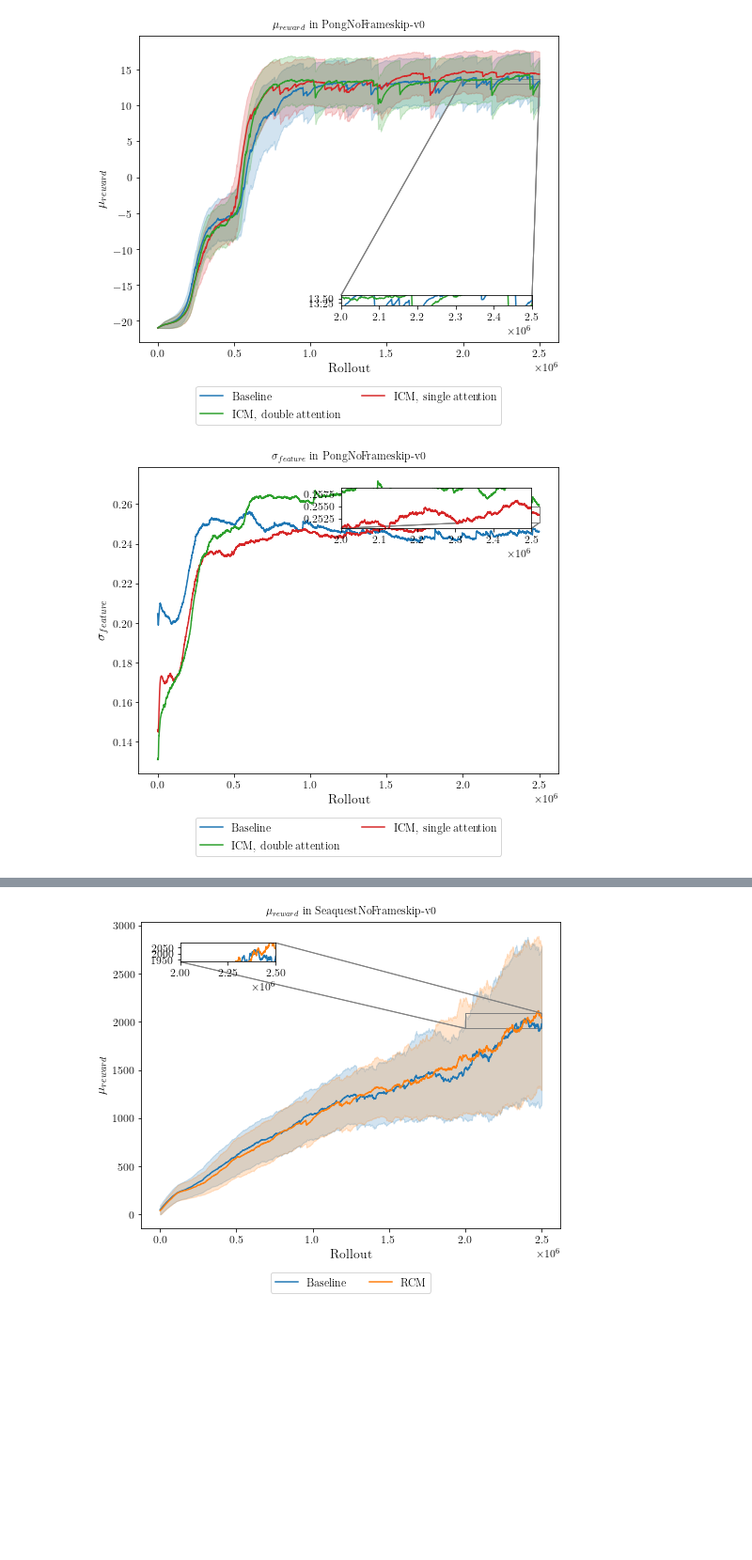
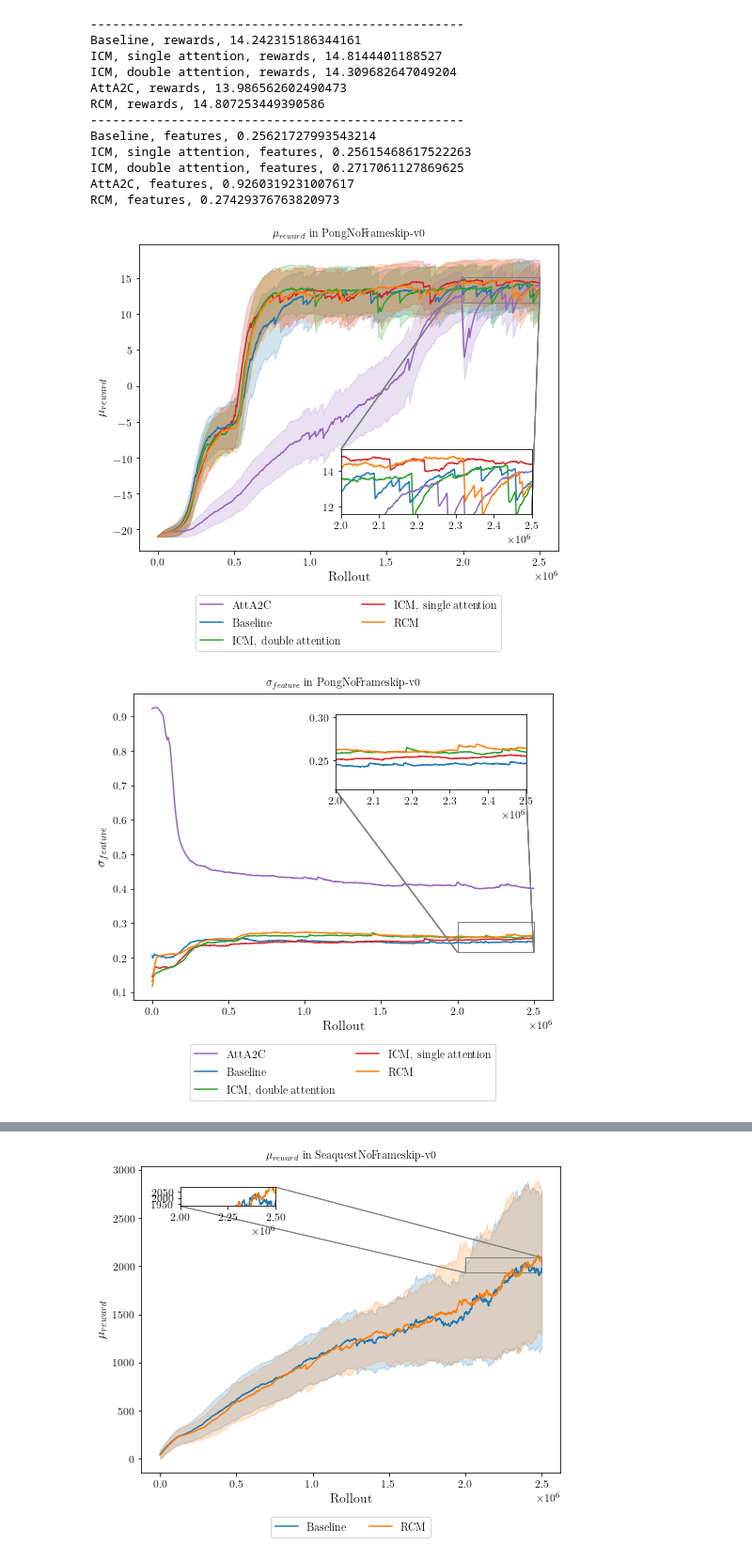
Before and after one commit to rpatrik96/AttA2C, a Jupyter notebook: jupyter/analysis.ipynb, the cells around one changed output, grey strips where cells are left out. Shown at 94% size. Drawn from its saved outputs; the diff is of its cells as text; code cells hidden in the pictures; blank space fills up the shorter version.

```diff
--- a/jupyter/analysis.ipynb
+++ b/jupyter/analysis.ipynb
@@ -84,10 +139,21 @@ el.plot_feat_std()
 # %%
 # seeds set
 
-#not saved
-figure_factory(log_dir, "Pong", 0, .55, .75, 100, save=True, loc_rwd=4, loc_feat=1)
+#figure_factory(log_dir, "Pong", 0, 3.85, .75, 100, save=True, loc_rwd=4, loc_feat=1)
 # %% [output]
+---------------------------------------------------
+Baseline, rewards, 14.242315186344161
+ICM, single attention, rewards, 14.8144401188527
+ICM, double attention, rewards, 14.309682647049204
+AttA2C, rewards, 13.986562602490473
+RCM, rewards, 14.807253449390586
+---------------------------------------------------
+Baseline, features, 0.25621727993543214
+ICM, single attention, features, 0.25615468617522263
+ICM, double attention, features, 0.2717061127869625
+AttA2C, features, 0.9260319231007617
+RCM, features, 0.27429376763820973
-[figure, old version]
+[figure, new version]
-[figure, old version]
+[figure, new version]
 # %%
 #not saved
```
Also changed, not shown: parts of 10 cells of this notebook, 3 other files.
